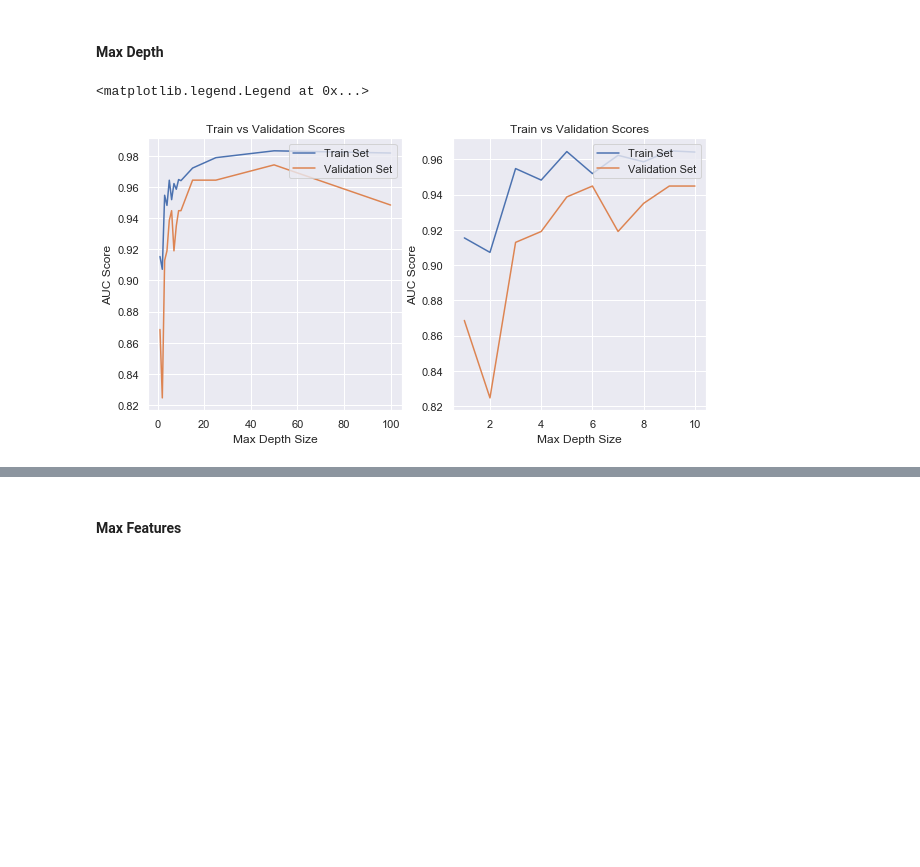
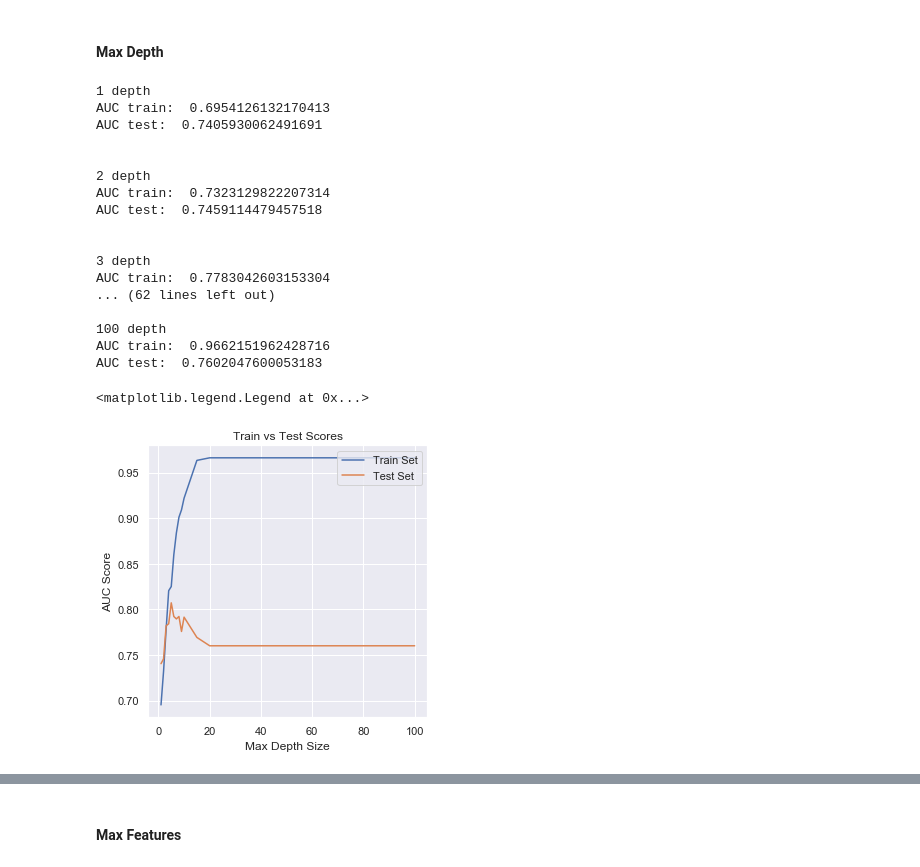
Before and after one commit to s-mushnoori/titanic, a Jupyter notebook: titanic.ipynb, the cells around one changed output, grey strips where cells are left out. Saved outputs shown, nothing was run; the diff lists cells and outputs as text; code cells hidden in the pictures; blank space fills up the shorter version.

Commit message:
Modified random forest model

```diff
--- a/titanic.ipynb
+++ b/titanic.ipynb
@@ -237,35 +240,47 @@ weighted avg       0.78      0.77      0.77       178
 #### Max Depth
 # %%
 results_train = []
-results_val = []
-max_depth_size = [1,2,3,4,5,6,7,8,9,10,15,25,50,100]
+results_test = []
+max_depth_size = [1,2,3,4,5,6,7,8,9,10,15,20,30,50,70,100]
 
 for depth in max_depth_size:
-    model = RandomForestClassifier(depth, n_jobs=-1, random_state=42)
+    model = RandomForestClassifier(max_depth=depth, n_jobs=-1, random_state=101)
     model.fit(X_train,y_train)
+    print(depth, 'depth')
     pred1 = model.predict(X_train)
-    pred_val = model.predict(X_val)
+    pred_test = model.predict(X_test)
     roc1 = roc_auc_score(y_train, pred1)
-    roc2 = roc_auc_score(y_val, pred_val)
+    roc2 = roc_auc_score(y_test, pred_test)
+    print('AUC train: ', roc1)
+    print('AUC test: ', roc2)
+    print('\n')
     results_train.append(roc1)
-    results_val.append(roc2)
+    results_test.append(roc2)
 
-plt.figure(figsize=(10,5))
-plt.subplot(1,2,1)
+plt.figure(figsize=(5,5))
 plt.plot(max_depth_size, results_train, label='Train Set')
-plt.plot(max_depth_size, results_val, label='Validation Set')
+plt.plot(max_depth_size, results_test, label='Test Set')
 plt.xlabel('Max Depth Size')
 plt.ylabel('AUC Score')
-plt.title('Train vs Validation Scores')
+plt.title('Train vs Test Scores')
 plt.legend(loc="upper right")
-
-plt.subplot(1,2,2)
-plt.plot(max_depth_size[0:10], results_train[0:10], label='Train Set')
-plt.plot(max_depth_size[0:10], results_val[0:10], label='Validation Set')
-plt.xlabel('Max Depth Size')
-plt.ylabel('AUC Score')
-plt.title('Train vs Validation Scores')
-plt.legend(loc="upper right")
 # %% [output]
-<matplotlib.legend.Legend at 0x...>
+1 depth
+AUC train:  0.6954126132170413
+AUC test:  0.7405930062491691
+
+
+2 depth
+AUC train:  0.7323129822207314
+AUC test:  0.7459114479457518
+
+
+3 depth
+AUC train:  0.7783042603153304
+... (62 lines left out)
+
+100 depth
+AUC train:  0.9662151962428716
+AUC test:  0.7602047600053183
+<matplotlib.legend.Legend at 0x...>
-[figure, old version]
+[figure, new version]
```
Also changed, not shown: parts of 12 cells of this notebook.
